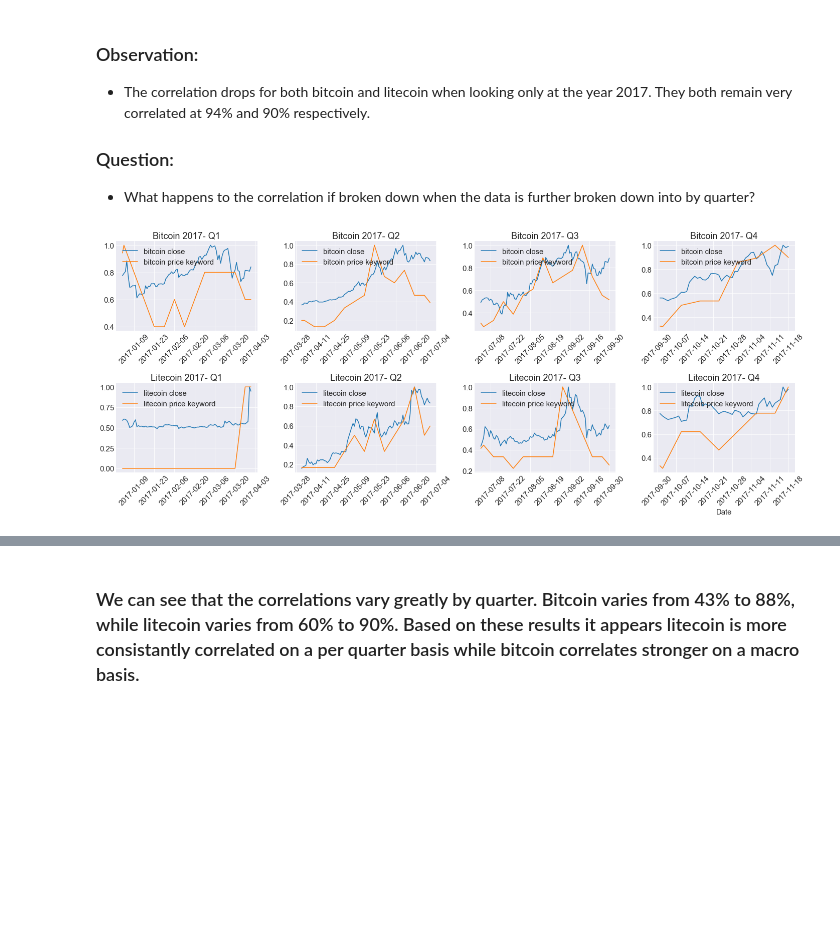
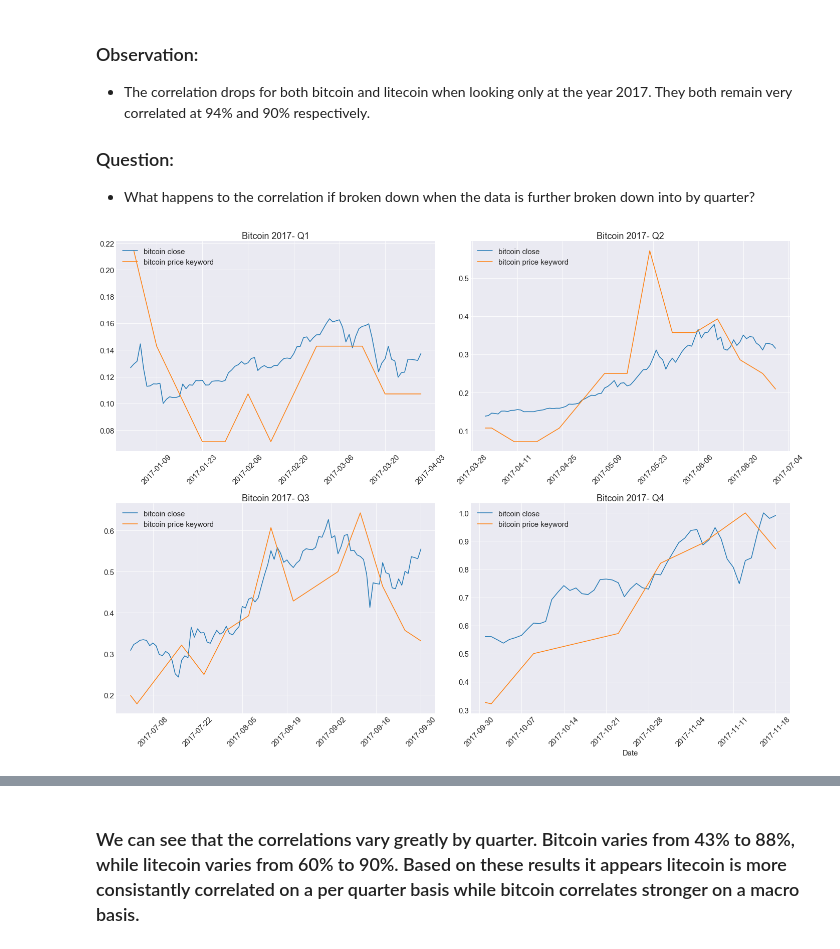
Before and after one commit to racineda/data-science-career-track, a Jupyter notebook: capstone-1-project/racine-david-capstone1.ipynb, the cells around one changed output, grey strips where cells are left out. Cells and saved outputs as stored; diff of their text form; code cells hidden in the pictures; blank space fills up the shorter version.

```diff
--- a/capstone-1-project/racine-david-capstone1.ipynb
+++ b/capstone-1-project/racine-david-capstone1.ipynb
@@ -544,26 +563,0 @@ sns.jointplot(x="ltc_close", y="ltc_kwrd", data=df_coins_shifted[year:], kind="r
-# %%
-#
-# Set the year to 2017.
-#
-year = pd.to_datetime('2017-01-01')
-
-#
-# Plot price vs shifted keyword on the same plot for 2017 and on.
-#
-plt.rcParams.update({'font.size': 15})
-sns.set_style("darkgrid")
-fig = plt.figure(figsize=(20, 12))
-ax = fig.add_subplot(211)
-plt.title("Coin Price vs Google Keyword Trend Shifted - " + str(year.year) + " and Up")
-ax.plot(df_coins_shifted[year:].btc_close / df_coins_shifted[year:].btc_close.max())
-ax.plot(df_coins_shifted[year:].btc_kwrd / df_coins_shifted[year:].btc_kwrd.max())
-ax.legend(["bitcoin close", btc_kwrd[0] + " keyword"], loc="upper left")
-plt.xticks(rotation=45)
-ax = fig.add_subplot(212)
-ax.plot(df_coins_shifted[year:].ltc_close / df_coins_shifted[year:].ltc_close.max())
-ax.plot(df_coins_shifted[year:].ltc_kwrd / df_coins_shifted[year:].ltc_kwrd.max())
-ax.legend(["litecoin close", ltc_kwrd[0] + " keyword"], loc="upper left")
-plt.xticks(rotation=45)
-plt.xlabel("Date")
-plt.tight_layout()
-plt.show()
@@ -595,29 +571,21 @@ sns.jointplot(x="ltc_close", y="ltc_kwrd", data=df_coins_shifted[year:], kind="r
 - What happens to the correlation if broken down when the data is further broken down into by quarter?
 # %%
 #
-# Break the data up by quester.
+# Break the data up by quarter.
 #
 plt.rcParams.update({'font.size': 15})
 sns.set_style("darkgrid")
 fig = plt.figure(figsize=(20, 15))
 
 for i in range(1,5):
-    ax = fig.add_subplot(4, 4, i)
+    ax = fig.add_subplot(2, 2, i)
     plt.title("Bitcoin " + str(year.year) + "- Q" + str(i))
-    ax.plot(df_coins_shifted[year:].btc_close[df_coins_shifted[year:].index.quarter == i] / df_coins_shifted[year:].btc_close[df_coins_shifted[year:].index.quarter == i].max())
-    ax.plot(df_coins_shifted[year:].btc_kwrd[df_coins_shifted[year:].index.quarter == i] / df_coins_shifted[year:].btc_kwrd[df_coins_shifted[year:].index.quarter == i].max())
+    ax.plot(df_coins_shifted.btc_close[df_coins_shifted.index.quarter == i] / df_coins_shifted.btc_close.max())
+    ax.plot(df_coins_shifted.btc_kwrd[df_coins_shifted.index.quarter == i] / df_coins_shifted.btc_kwrd.max())
     ax.legend(["bitcoin close", btc_kwrd[0] + " keyword"], loc="upper left")
-    plt.xticks(rotation=45)
-
-for i in range(1,5):
-    ax = fig.add_subplot(4, 4, 4 + i)
-    plt.title("Litecoin " + str(year.year) + "- Q" + str(i))
-    ax.plot(df_coins_shifted[year:].ltc_close[df_coins_shifted[year:].index.quarter == i] / df_coins_shifted[year:].ltc_close[df_coins_shifted[year:].index.quarter == i].max())
-    ax.plot(df_coins_shifted[year:].ltc_kwrd[df_coins_shifted[year:].index.quarter == i] / df_coins_shifted[year:].ltc_kwrd[df_coins_shifted[year:].index.quarter == i].max())
-    ax.legend(["litecoin close", ltc_kwrd[0] + " keyword"], loc="upper left")
     plt.xticks(rotation=45)
 plt.xlabel("Date")
 plt.tight_layout()
 plt.show()
 # %% [output]
-[figure, old version]
+[figure, new version]
```
Also changed, not shown: parts of 55 cells of this notebook, 1 other file.
